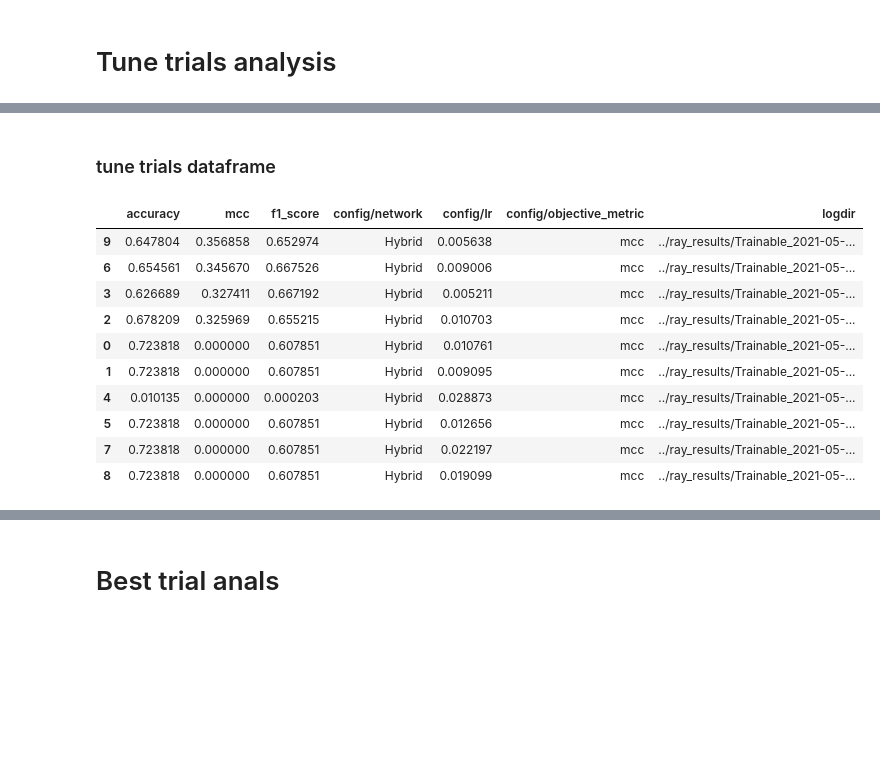
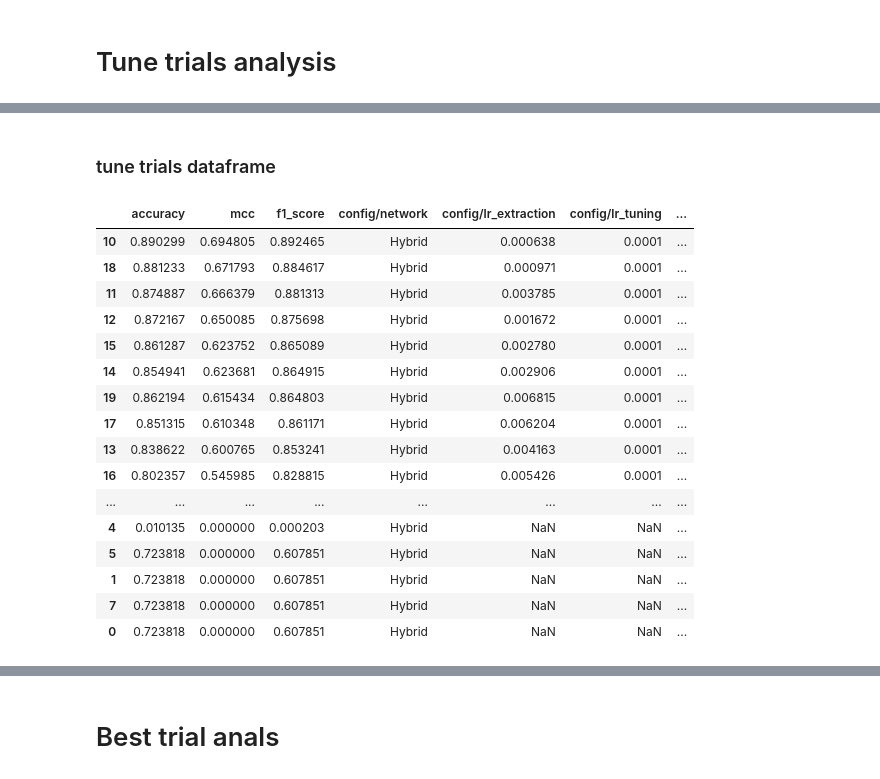
Before and after one commit to sofglide/lesion-diagnosis, a Jupyter notebook: notebooks/tune_analysis.ipynb, the cells around one changed output, grey strips where cells are left out. Saved outputs shown, nothing was run; the diff lists cells and outputs as text; code cells hidden in the pictures; blank space fills up the shorter version.

```diff
--- a/notebooks/tune_analysis.ipynb
+++ b/notebooks/tune_analysis.ipynb
@@ -37,24 +42,30 @@ print("\n".join(str(t) for t in trials))
 # %%
 analysis = Analysis(ray_dir)
 # %%
-analysis_columns = ["accuracy", "mcc", "f1_score", "config/network", "config/lr", "config/objective_metric", "logdir"]
+analysis_columns = ["accuracy", "mcc", "f1_score", "config/network", "config/lr_extraction", "config/lr_tuning", "config/objective_metric", "logdir"]
 analysis_df = analysis.dataframe(metric="mcc", mode="max").loc[:, analysis_columns].sort_values("mcc", ascending=False)
 
 printmd("### tune trials dataframe")
 display(analysis_df)
 # %% [output]
 ### tune trials dataframe
-|  | accuracy | mcc | f1_score | config/network | config/lr | config/objective_metric | logdir |
-| 9 | 0.647804 | 0.356858 | 0.652974 | Hybrid | 0.005638 | mcc | ../ray_results/Trainable_2021-05-... |
-| 6 | 0.654561 | 0.345670 | 0.667526 | Hybrid | 0.009006 | mcc | ../ray_results/Trainable_2021-05-... |
-| 3 | 0.626689 | 0.327411 | 0.667192 | Hybrid | 0.005211 | mcc | ../ray_results/Trainable_2021-05-... |
-| 2 | 0.678209 | 0.325969 | 0.655215 | Hybrid | 0.010703 | mcc | ../ray_results/Trainable_2021-05-... |
-| 0 | 0.723818 | 0.000000 | 0.607851 | Hybrid | 0.010761 | mcc | ../ray_results/Trainable_2021-05-... |
-| 1 | 0.723818 | 0.000000 | 0.607851 | Hybrid | 0.009095 | mcc | ../ray_results/Trainable_2021-05-... |
-| 4 | 0.010135 | 0.000000 | 0.000203 | Hybrid | 0.028873 | mcc | ../ray_results/Trainable_2021-05-... |
-| 5 | 0.723818 | 0.000000 | 0.607851 | Hybrid | 0.012656 | mcc | ../ray_results/Trainable_2021-05-... |
-| 7 | 0.723818 | 0.000000 | 0.607851 | Hybrid | 0.022197 | mcc | ../ray_results/Trainable_2021-05-... |
-| 8 | 0.723818 | 0.000000 | 0.607851 | Hybrid | 0.019099 | mcc | ../ray_results/Trainable_2021-05-... |
+|  | accuracy | mcc | f1_score | config/network | config/lr_extraction | config/lr_tuning | ... |
+| 10 | 0.890299 | 0.694805 | 0.892465 | Hybrid | 0.000638 | 0.0001 | ... |
+| 18 | 0.881233 | 0.671793 | 0.884617 | Hybrid | 0.000971 | 0.0001 | ... |
+| 11 | 0.874887 | 0.666379 | 0.881313 | Hybrid | 0.003785 | 0.0001 | ... |
+| 12 | 0.872167 | 0.650085 | 0.875698 | Hybrid | 0.001672 | 0.0001 | ... |
+| 15 | 0.861287 | 0.623752 | 0.865089 | Hybrid | 0.002780 | 0.0001 | ... |
+| 14 | 0.854941 | 0.623681 | 0.864915 | Hybrid | 0.002906 | 0.0001 | ... |
+| 19 | 0.862194 | 0.615434 | 0.864803 | Hybrid | 0.006815 | 0.0001 | ... |
+| 17 | 0.851315 | 0.610348 | 0.861171 | Hybrid | 0.006204 | 0.0001 | ... |
+| 13 | 0.838622 | 0.600765 | 0.853241 | Hybrid | 0.004163 | 0.0001 | ... |
+| 16 | 0.802357 | 0.545985 | 0.828815 | Hybrid | 0.005426 | 0.0001 | ... |
+| ... | ... | ... | ... | ... | ... | ... | ... |
+| 4 | 0.010135 | 0.000000 | 0.000203 | Hybrid | NaN | NaN | ... |
+| 5 | 0.723818 | 0.000000 | 0.607851 | Hybrid | NaN | NaN | ... |
+| 1 | 0.723818 | 0.000000 | 0.607851 | Hybrid | NaN | NaN | ... |
+| 7 | 0.723818 | 0.000000 | 0.607851 | Hybrid | NaN | NaN | ... |
+| 0 | 0.723818 | 0.000000 | 0.607851 | Hybrid | NaN | NaN | ... |
 # %%
 best_experiment_dir = Path(analysis.get_best_logdir(metric="mcc", mode="max"))
 
```
Also changed, not shown: parts of 8 cells of this notebook, 6 other files.
